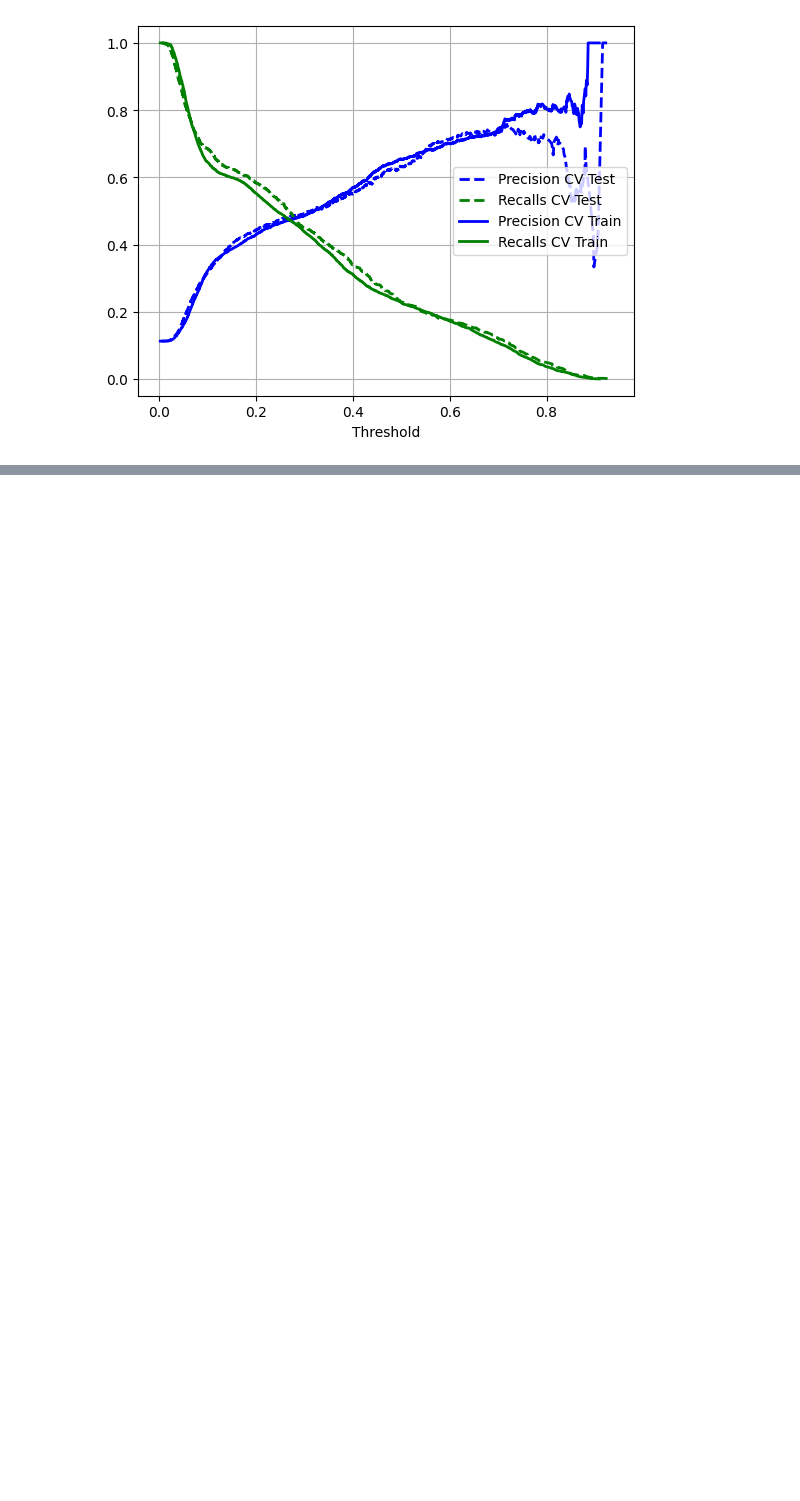
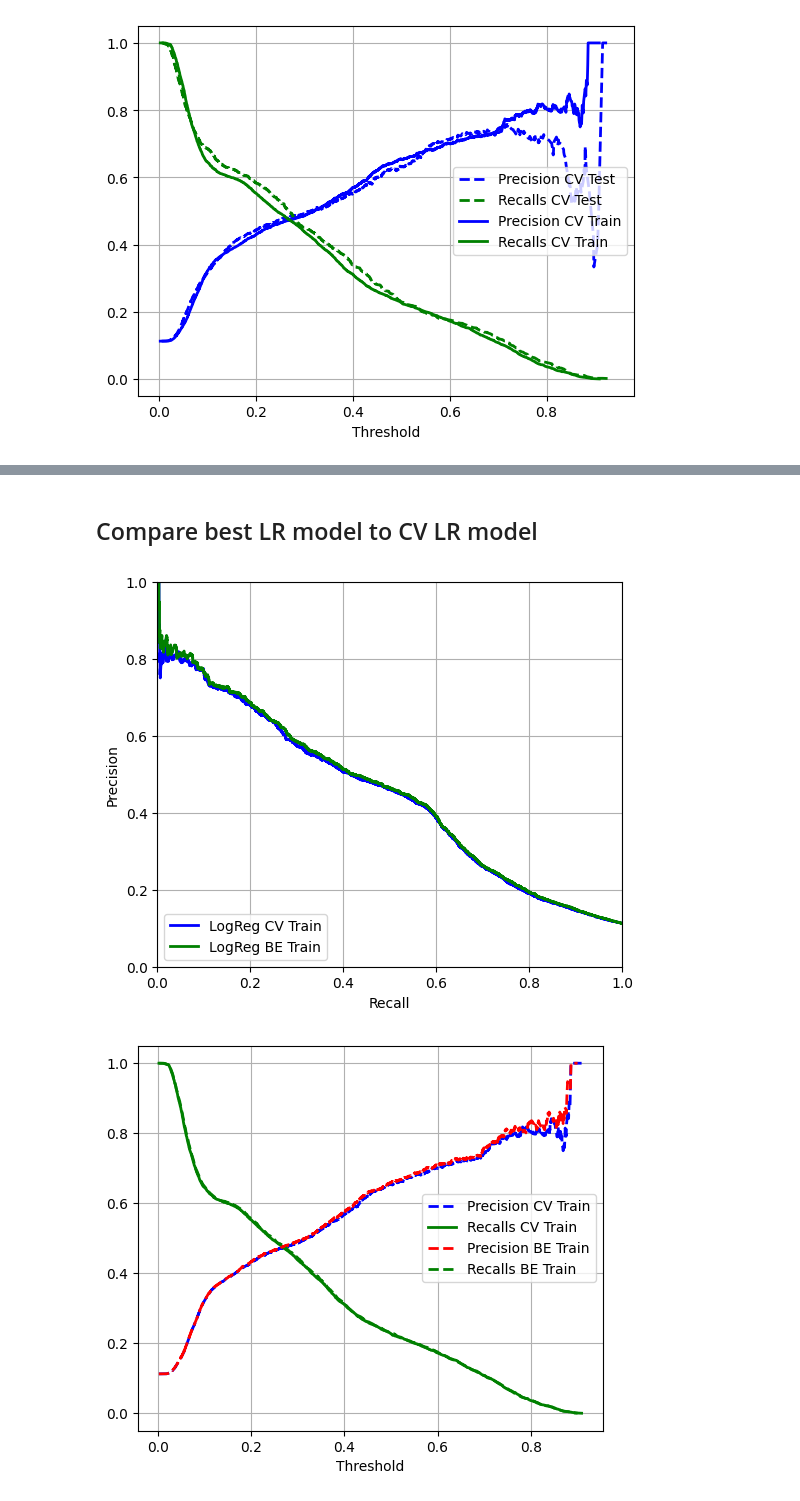
Before and after one commit to elen-ladder/MADS_Bank_Telemarketing, a Jupyter notebook: BankMarketing_Peter.ipynb, the cells around one changed output, grey strips where cells are left out. Saved outputs shown, nothing was run; the diff lists cells and outputs as text; code cells hidden in the pictures; blank space fills up the shorter version.

```diff
--- a/BankMarketing_Peter.ipynb
+++ b/BankMarketing_Peter.ipynb
@@ -66,7 +72,7 @@ import matplotlib.pyplot as plt
 # %%
 # Inladen met de juiste scheidingstekens
 # bank_data_small = pd.read_csv('../../Data/bank-additional/bank-additional.csv', sep=';')
-bank_data_full = pd.read_csv('Data/bank-additional/bank-additional-full.csv', sep=';')
+bank_data_full = pd.read_csv('../../Data/bank-additional/bank-additional-full.csv', sep=';')
 # %%
 # Based on the Variables Table (see above) the column 'duration' will not be used for predictive purposes
 bank_data_full = bank_data_full.drop("duration", axis='columns')
@@ -445,0 +534,33 @@ LogReg
+# %%
+#predict, using the best estimator
+y_train_proba_lr_be = log_reg_grid_search.best_estimator_.predict_proba(X_train)
+# %% [markdown]
+## Compare best LR model to CV LR model
+# %%
+# Draw the Curve(s)
+train_precisions_lr_be, train_recalls_lr_be, train_thresholds_lr_be = precision_recall_curve(y_train, y_train_proba_lr_be[:, 1])
+
+# recall vs precision
+plt.figure(figsize=(6, 5))
+plt.plot(train_recalls_lr_cv, train_precisions_lr_cv, "b-", linewidth=2, label="LogReg CV Train")
+plt.plot(train_recalls_lr_be, train_precisions_lr_be, "g-", linewidth=2, label="LogReg BE Train")
+plt.xlabel("Recall")
+plt.ylabel("Precision")
+plt.axis([0, 1, 0, 1])
+plt.grid()
+plt.legend(loc="lower left")
+plt.show()
+
+# recall and precision vs thresholds
+plt.figure(figsize=(6, 5))
+plt.plot(train_thresholds_lr_cv, train_precisions_lr_cv[:-1], "b--", label="Precision CV Train", linewidth=2)
+plt.plot(train_thresholds_lr_cv, train_recalls_lr_cv[:-1], "g-", label="Recalls CV Train", linewidth=2)
+plt.plot(train_thresholds_lr_be, train_precisions_lr_be[:-1], "r--", label="Precision BE Train", linewidth=2)
+plt.plot(train_thresholds_lr_be, train_recalls_lr_be[:-1], "g--", label="Recalls BE Train", linewidth=2)
+plt.grid()
+plt.xlabel("Threshold")
+plt.legend(loc="center right")
+plt.show()
+# %% [output]
+[figure, added]
+[figure, added]
```
Also changed, not shown: parts of 27 cells of this notebook.
